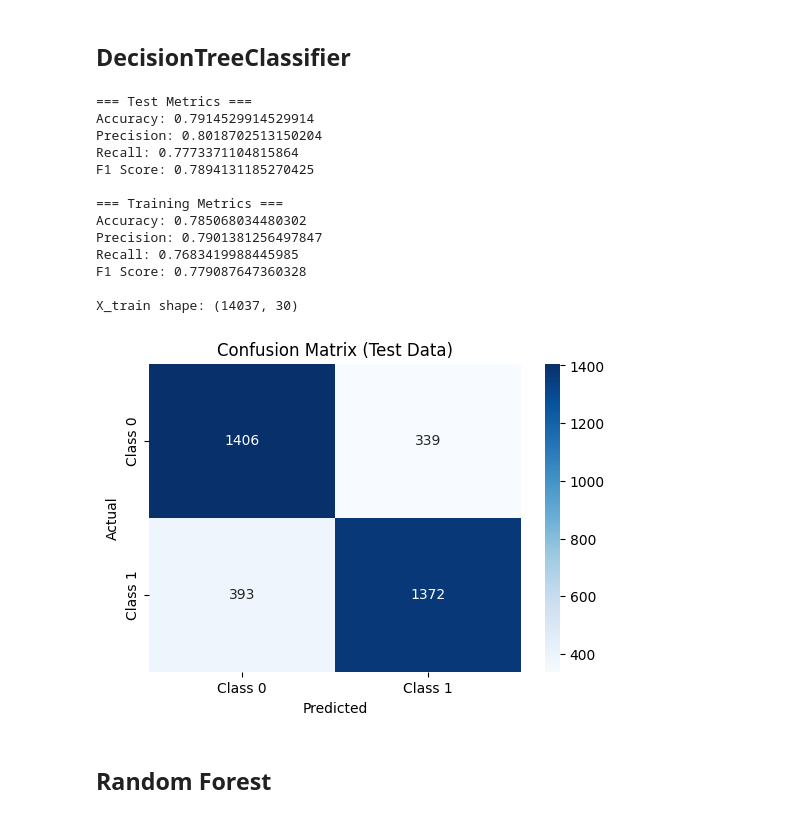
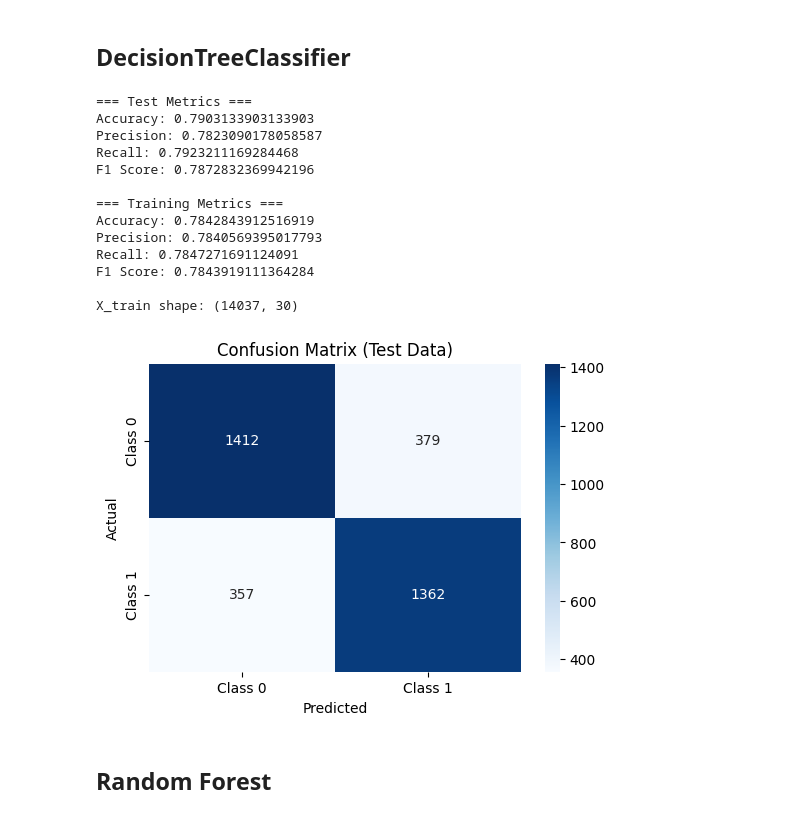
Before and after one commit to malangadan/Challengers, a Jupyter notebook: Challengers.ipynb, the cells around one changed output. Cells and saved outputs as stored; diff of their text form; code cells hidden in the pictures.

```diff
--- a/Challengers.ipynb
+++ b/Challengers.ipynb
@@ -321,7 +319,7 @@ import seaborn as sns
 
 # Train the model
 clf = DecisionTreeClassifier(criterion='entropy', max_depth=4, random_state=0)
-clf.fit(X, y)
+clf.fit(X_train, y_train)
 
 # Predictions for test data
 y_pred_test = clf.predict(X_test)
@@ -347,42 +345,42 @@ accuracy_train = accuracy_score(y_train, y_pred_train)
 print(f"Accuracy: {accuracy_train}")
 
 precision_train = precision_score(y_train, y_pred_train, average='binary')
 print(f"Precision: {precision_train}")
 
 recall_train = recall_score(y_train, y_pred_train, average='binary')
 print(f"Recall: {recall_train}")
 
 f1_train = f1_score(y_train, y_pred_train, average='binary')
 print(f"F1 Score: {f1_train}")
 
 print("\nX_train shape:", X_train.shape)
 
 # Confusion matrix for test data
 cm = confusion_matrix(y_test, y_pred_test)
 
 plt.figure(figsize=(6, 4))
 sns.heatmap(cm, annot=True, fmt='d', cmap='Blues',
             xticklabels=['Class 0', 'Class 1'],
             yticklabels=['Class 0', 'Class 1'])
 plt.title('Confusion Matrix (Test Data)')
 plt.xlabel('Predicted')
 plt.ylabel('Actual')
 plt.show()
 # %% [output]
 === Test Metrics ===
-Accuracy: 0.7914529914529914
-Precision: 0.8018702513150204
-Recall: 0.7773371104815864
-F1 Score: 0.7894131185270425
+Accuracy: 0.7903133903133903
+Precision: 0.7823090178058587
+Recall: 0.7923211169284468
+F1 Score: 0.7872832369942196
 
 === Training Metrics ===
-Accuracy: 0.785068034480302
-Precision: 0.7901381256497847
-Recall: 0.7683419988445985
-F1 Score: 0.779087647360328
+Accuracy: 0.7842843912516919
+Precision: 0.7840569395017793
+Recall: 0.7847271691124091
+F1 Score: 0.7843919111364284
 
 X_train shape: (14037, 30)
-[figure, old version]
+[figure, new version]
 # %% [markdown]
 ## Random Forest
 # %%
```
Also changed, not shown: parts of 9 cells of this notebook.
